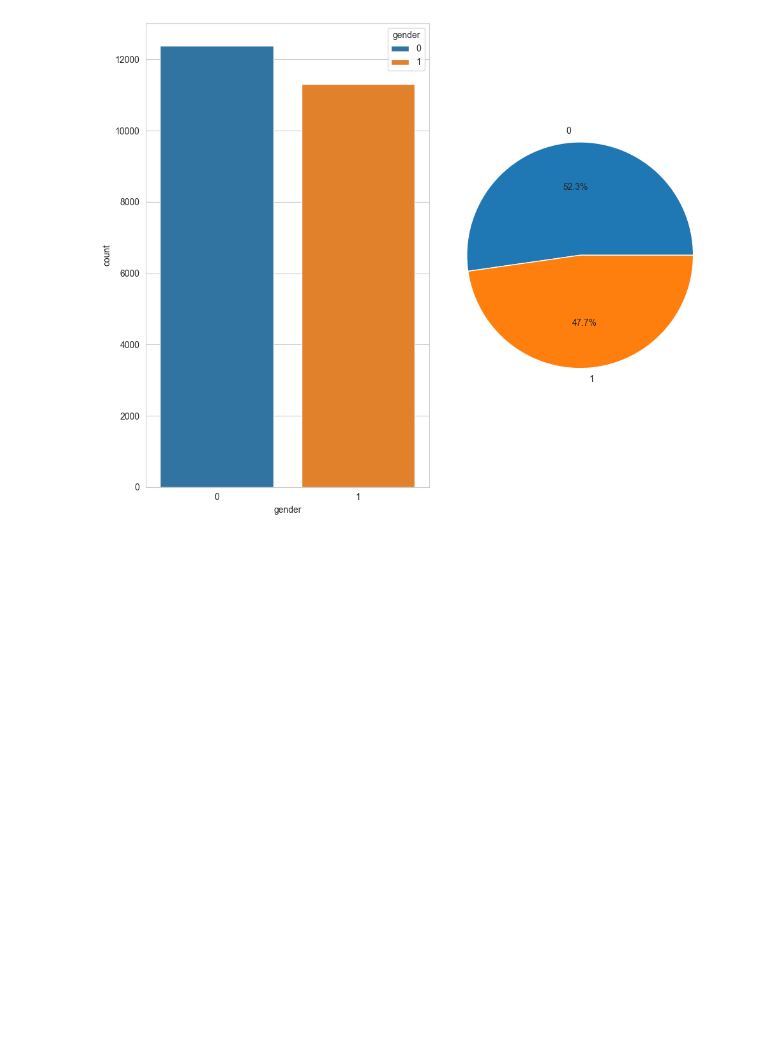
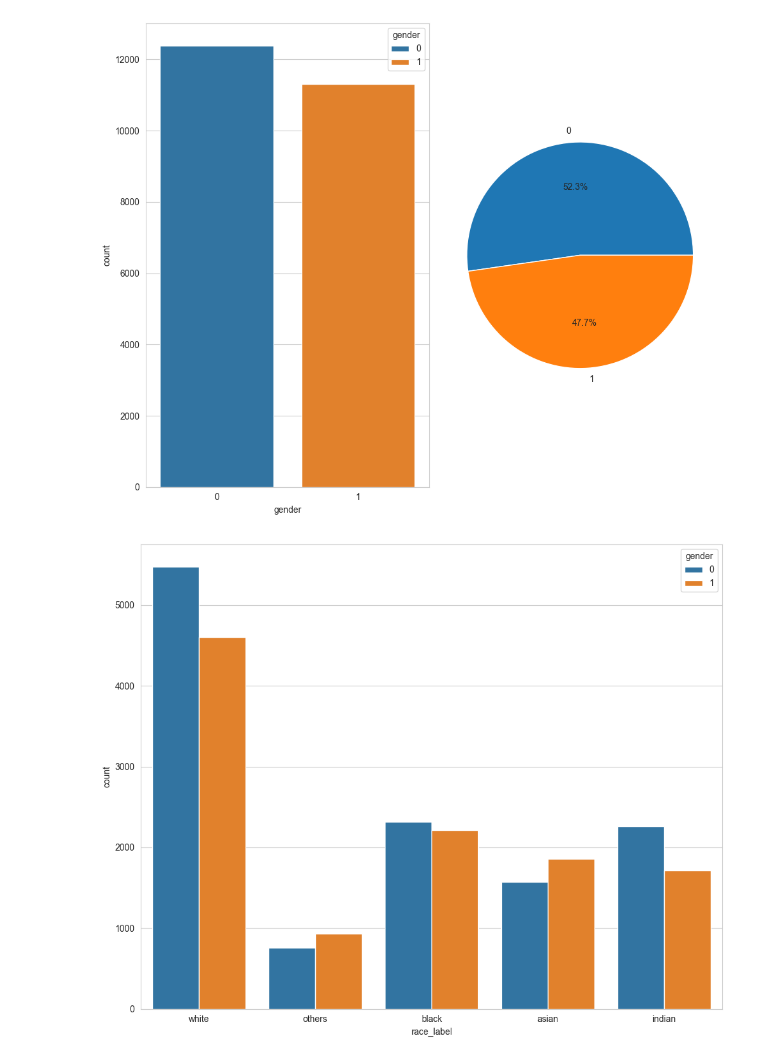
Before and after one commit to cqberg/project-null, a Jupyter notebook: eda.ipynb, the cells around one changed output. Saved outputs shown, nothing was run; the diff lists cells and outputs as text; code cells hidden in the pictures; blank space fills up the shorter version.

```diff
--- a/eda.ipynb
+++ b/eda.ipynb
@@ -52,3 +52,10 @@ plt.tight_layout()
 plt.show()
 # %% [output]
 [figure]
+# %%
+plt.figure(figsize=(10,8))
+sns.countplot(df, x="race_label", hue="gender")
+plt.tight_layout()
+plt.show()
+# %% [output]
+[figure, added]
```
Also changed, not shown: parts of 1 cell of this notebook, 2 other files.
